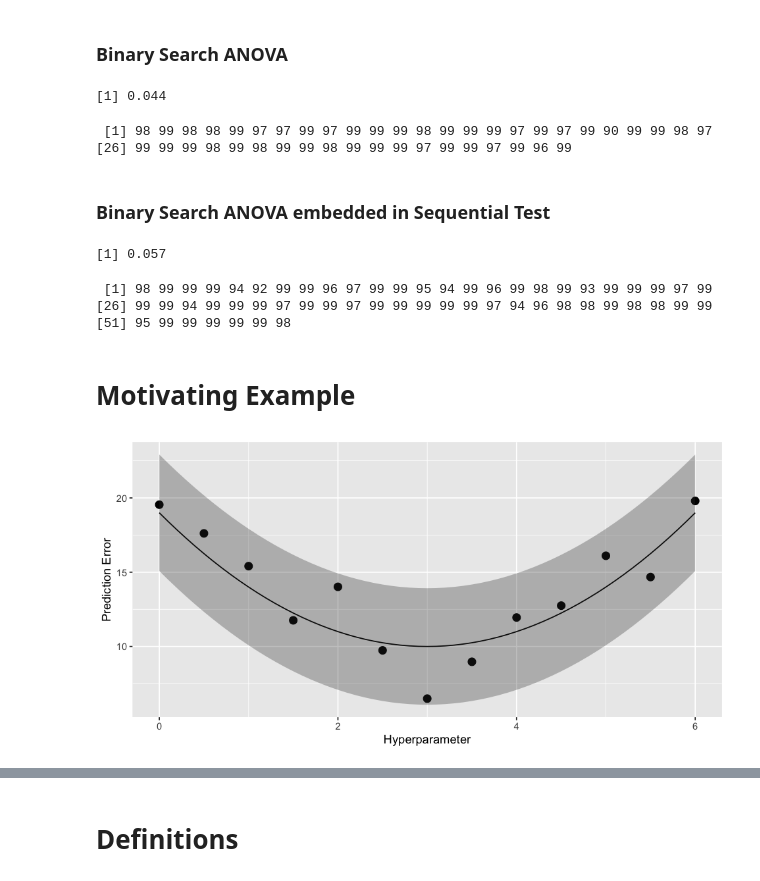
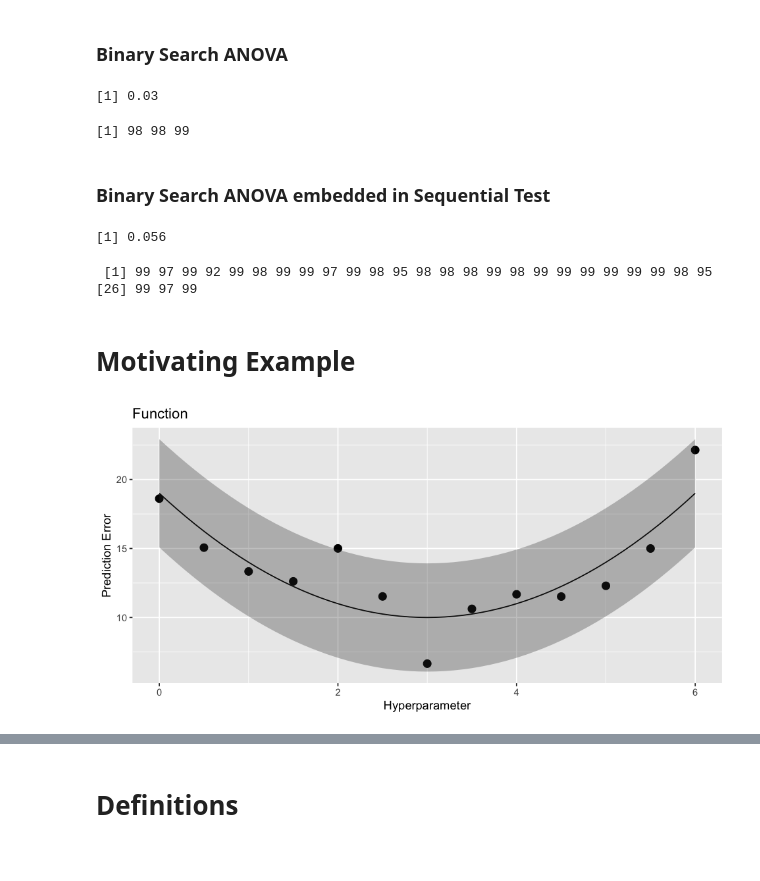
Before and after one commit to LarsHH/reproducible-hyperparameter-optimization-jcgs-2019, a Jupyter notebook: evaluation.ipynb, the cells around one changed output, grey strips where cells are left out. Saved outputs shown, nothing was run; the diff lists cells and outputs as text; code cells hidden in the pictures.

```diff
--- a/evaluation.ipynb
+++ b/evaluation.ipynb
@@ -588,9 +454,9 @@ F-statistic:  3680 on 591 and 14208 DF,  p-value: < 2.2e-16
 ### Binary Search ANOVA
 # %%
 K <- 100
-n <- 10
+n <- 3
 alpha <- 0.05
-num.runs <- 1000
+num.runs <- 100
 H0.size <- rep(NA, num.runs)
 for(i in 1:num.runs){
     df <- as.tibble(data.frame(Psi=rnorm(K*n, mean=0, sd=1), Lambda=rep(1:K, each=n)))
@@ -600,9 +466,8 @@ for(i in 1:num.runs){
 mean(H0.size<K)
 H0.size[which(H0.size<K)]
 # %% [output]
-[1] 0.044
+[1] 0.03
- [1] 98 99 98 98 99 97 97 99 97 99 99 99 98 99 99 99 97 99 97 99 90 99 99 98 97
-[26] 99 99 99 98 99 98 99 99 98 99 99 99 97 99 99 97 99 96 99
+[1] 98 98 99
 # %% [markdown]
 ### Binary Search ANOVA embedded in Sequential Test
 # %%
@@ -610,23 +475,22 @@ K <- 100
 n <- 10
 n.lambda <- c(3,6,9)
 alpha <- 0.05
-num.runs <- 1000
+num.runs <- 500
 H0.size <- rep(NA, num.runs)
 boundary <- CalcPocockErrorAndSampleSize(n=n.lambda, alpha=alpha, P=0.5)
 alpha.dash <- boundary$alpha.dash
 n.lambda.delta <- boundary$n.delta
 for(i in 1:num.runs){
-    df <- as.tibble(data.frame(Psi=rnorm(K*n, mean=0, sd=1), Lambda=rep(1:K, each=n)))
+    df <- as_tibble(data.frame(Psi=rnorm(K*n, mean=0, sd=1), Lambda=rep(1:K, each=n)))
     filtered.df <- FilterTrials(tbl=df, n.lambda.delta=n.lambda.delta, alpha.dash=alpha.dash)$H0
     H0.size[i] <- length(unique(filtered.df$Lambda))
 }
 mean(H0.size<K)
 H0.size[which(H0.size<K)]
 # %% [output]
-[1] 0.057
+[1] 0.056
- [1] 98 99 99 99 94 92 99 99 96 97 99 99 95 94 99 96 99 98 99 93 99 99 99 97 99
-[26] 99 99 94 99 99 99 97 99 99 97 99 99 99 99 99 97 94 96 98 98 99 98 98 99 99
-[51] 95 99 99 99 99 99 98
+ [1] 99 97 99 92 99 98 99 99 97 99 98 95 98 98 98 99 98 99 99 99 99 99 99 98 95
+[26] 99 97 99
 # %% [markdown]
 # Motivating Example
 # %%
@@ -641,16 +505,17 @@ f <- function(x, sd=5){
 # %%
 rlim <- 6
 x <- seq(0, rlim, 0.1)
 xeval <- seq(0, rlim, 0.5)
 function.df <- data.frame(x=x, y=f(x, sd=0), lwr=f(x, sd=0)-1.96*2, upr=f(x, sd=0)+1.96*2)
 points.df <- data.frame(x=xeval, y=f(xeval, sd=2))
 p <- ggplot(points.df, aes(x=x, y=y))+
-    labs(x="Hyperparameter", y = "Prediction Error")+
+    labs(x="Hyperparameter", y = "Prediction Error", title="Function")+
     geom_point(aes(), size=3)+
     geom_line(data=function.df)+
     geom_ribbon(data=function.df,aes(ymin=lwr,ymax=upr),alpha=0.3)+
     theme(legend.position="none")
 p
+# ggsave("figures/parabola-1.pdf", plot=p, width=5, height=4)
 # %% [output]
-[figure, old version]
+[figure, new version]
 # %%
```
Also changed, not shown: parts of 95 cells of this notebook, 3 other files.
